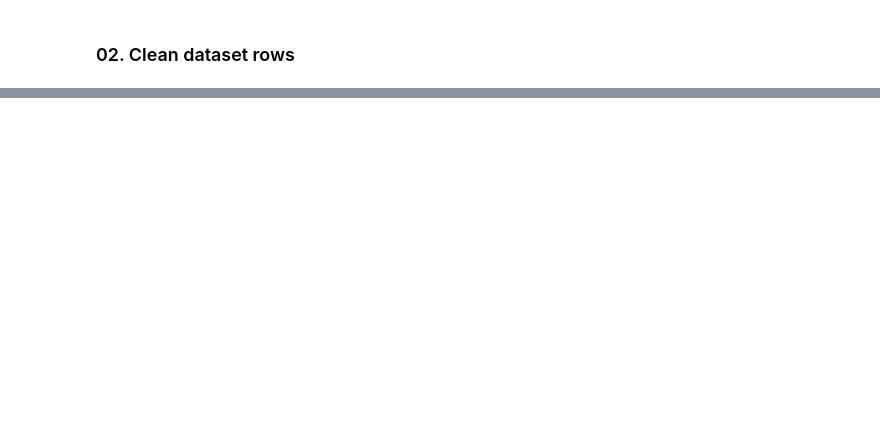
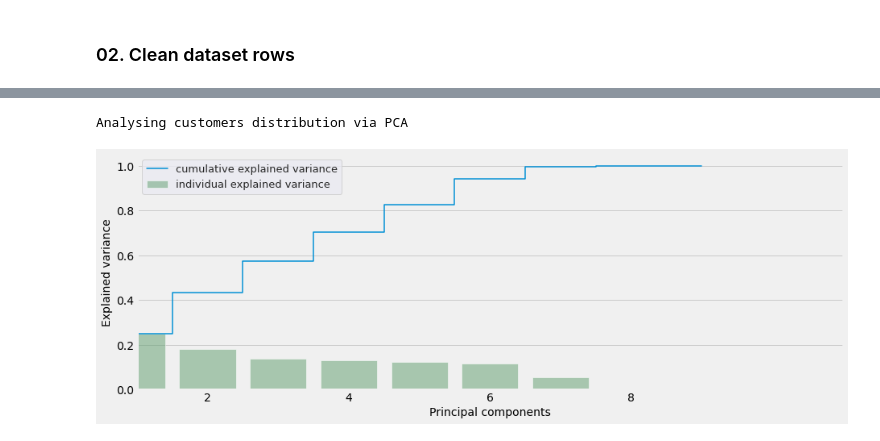
Before and after one commit to atemate/customer-segmentation-toolkit, a Jupyter notebook: nbs/index.ipynb, the cells around one changed output, grey strips where cells are left out. Saved outputs shown, nothing was run; the diff lists cells and outputs as text; code cells hidden in the pictures; blank space fills up the shorter version.

```diff
--- a/nbs/index.ipynb
+++ b/nbs/index.ipynb
@@ -104,0 +215,26 @@ del df_cleaned, list_products, X;
+# %%
+from sklearn.metrics import silhouette_samples, silhouette_score
+
+from featurologists.data.load_split import load_data_csv
+from featurologists.data.analyse_purchases import plot_silhouette
+from featurologists.data.analyse_customers import (
+    build_transactions_per_user,
+    plot_customers_pca,
+    convert_customers_df_to_np,
+    analyse_customers_pca,
+    compute_customer_clusters,
+    plot_customer_categories,
+    add_customer_clusters_info,
+    compute_aggregated_customer_clusters_info,
+)
+
+N_CUSTOMER_CLUSTERS = 11
+SELECTED_CUSTOMERS_CATEG_THRESHOLD = 40
+
+
+print('Loading cleaned offline train dataset')
+DATA = '../data/output/03_data_compute_description_keywords'
+with open(f'{DATA}/n_purchase_clusters.txt', 'r') as f:
+    N_PURCHASE_CLUSTERS = int(f.read())
+basket_price = load_data_csv(f'{DATA}/no_live_data__cleaned__purchase_clusters__train.csv')
+display(basket_price.head())
@@ -104,0 +249,4 @@ del df_cleaned, list_products, X;
+# %%
+print('Building transactions per user')
+transactions_per_user = build_transactions_per_user(basket_price, n_purchase_clusters=N_PURCHASE_CLUSTERS)
+display(transactions_per_user)
@@ -104,0 +268,8 @@ del df_cleaned, list_products, X;
+# %%
+print('Analysing customers distribution via PCA')
+matrix = convert_customers_df_to_np(transactions_per_user, N_PURCHASE_CLUSTERS)
+scaled_matrix, pca = analyse_customers_pca(matrix)
+plot_customers_pca(matrix, pca)
+# %% [output]
+Analysing customers distribution via PCA
+[figure, added]
```
Also changed, not shown: parts of 37 cells of this notebook, 43 other files.
